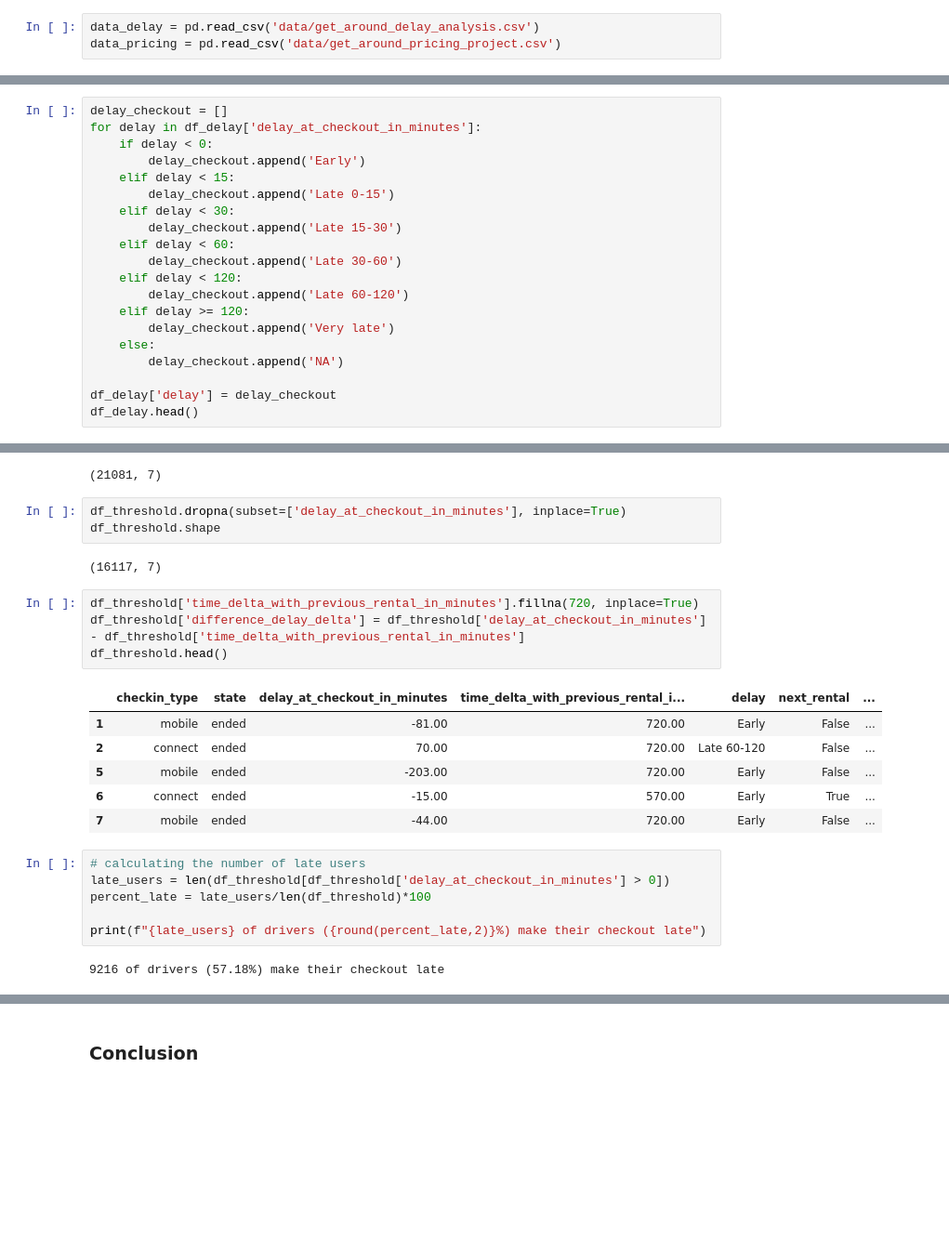
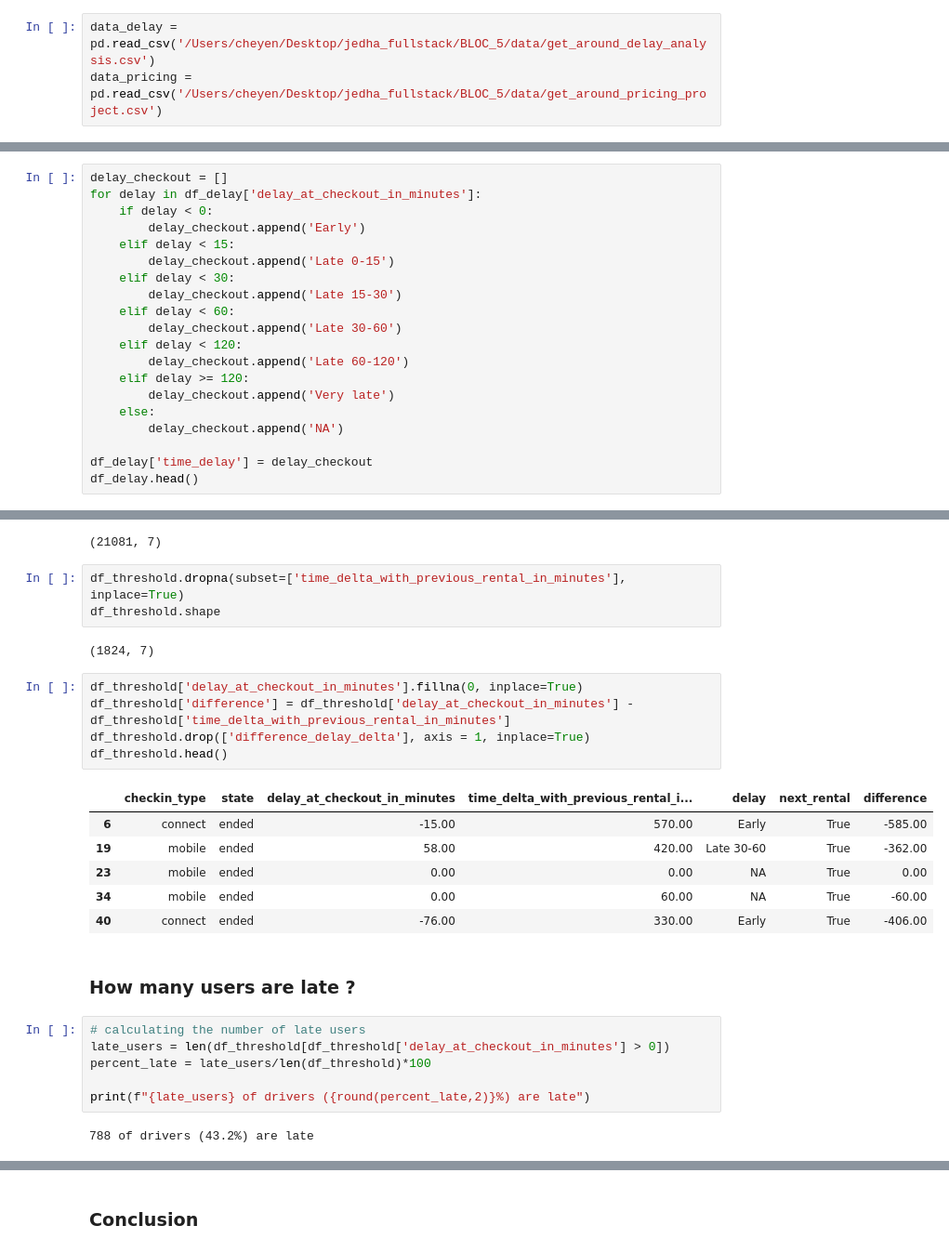
Before and after one commit to cheyenaub/jedha_fullstack_certif, a Jupyter notebook: BLOC_5/eda/eda.ipynb, the cells around one changed output, grey strips where cells are left out. Shown: that part at 93% size. Cells and saved outputs as stored; diff of their text form; blank space fills up the shorter version.

Commit message:
add bloc_5

```diff
--- a/BLOC_5/eda.ipynb
+++ b/BLOC_5/eda/eda.ipynb
@@ -9,8 +9,8 @@ import seaborn as sns
 import matplotlib.pyplot as plt
 import plotly.express as px
 # %%
-data_delay = pd.read_csv('data/get_around_delay_analysis.csv')
-data_pricing = pd.read_csv('data/get_around_pricing_project.csv')
+data_delay = pd.read_csv('/Users/cheyen/Desktop/jedha_fullstack/BLOC_5/data/get_around_delay_analysis.csv')
+data_pricing = pd.read_csv('/Users/cheyen/Desktop/jedha_fullstack/BLOC_5/data/get_around_pricing_project.csv')
 # %% [markdown]
 ### 1. Delay
 # %%
@@ -119,7 +119,7 @@ for delay in df_delay['delay_at_checkout_in_minutes']:
     else:
         delay_checkout.append('NA')
 
-df_delay['delay'] = delay_checkout
+df_delay['time_delay'] = delay_checkout
 df_delay.head()
 # %% [output]
 |  | rental_id | car_id | checkin_type | state | delay_at_checkout_in_minutes | previous_ended_rental_id | ... |
@@ -529,26 +529,29 @@ df_threshold.shape
 # %% [output]
 (21081, 7)
 # %%
-df_threshold.dropna(subset=['delay_at_checkout_in_minutes'], inplace=True)
+df_threshold.dropna(subset=['time_delta_with_previous_rental_in_minutes'], inplace=True)
 df_threshold.shape
 # %% [output]
-(16117, 7)
+(1824, 7)
 # %%
-df_threshold['time_delta_with_previous_rental_in_minutes'].fillna(720, inplace=True)
-df_threshold['difference_delay_delta'] = df_threshold['delay_at_checkout_in_minutes'] - df_threshold['time_delta_with_previous_rental_in_minutes']
+df_threshold['delay_at_checkout_in_minutes'].fillna(0, inplace=True)
+df_threshold['difference'] = df_threshold['delay_at_checkout_in_minutes'] - df_threshold['time_delta_with_previous_rental_in_minutes']
+df_threshold.drop(['difference_delay_delta'], axis = 1, inplace=True)
 df_threshold.head()
 # %% [output]
-|  | checkin_type | state | delay_at_checkout_in_minutes | time_delta_with_previous_rental_i... | delay | next_rental | ... |
-| 1 | mobile | ended | -81.00 | 720.00 | Early | False | ... |
-| 2 | connect | ended | 70.00 | 720.00 | Late 60-120 | False | ... |
-| 5 | mobile | ended | -203.00 | 720.00 | Early | False | ... |
-| 6 | connect | ended | -15.00 | 570.00 | Early | True | ... |
-| 7 | mobile | ended | -44.00 | 720.00 | Early | False | ... |
+|  | checkin_type | state | delay_at_checkout_in_minutes | time_delta_with_previous_rental_i... | delay | next_rental | difference |
+| 6 | connect | ended | -15.00 | 570.00 | Early | True | -585.00 |
+| 19 | mobile | ended | 58.00 | 420.00 | Late 30-60 | True | -362.00 |
+| 23 | mobile | ended | 0.00 | 0.00 | NA | True | 0.00 |
+| 34 | mobile | ended | 0.00 | 60.00 | NA | True | -60.00 |
+| 40 | connect | ended | -76.00 | 330.00 | Early | True | -406.00 |
+# %% [markdown]
+### How many users are late ?
 # %%
 # calculating the number of late users
 late_users = len(df_threshold[df_threshold['delay_at_checkout_in_minutes'] > 0])
 percent_late = late_users/len(df_threshold)*100
 
-print(f"{late_users} of drivers ({round(percent_late,2)}%) make their checkout late")
+print(f"{late_users} of drivers ({round(percent_late,2)}%) are late")
 # %% [output]
-9216 of drivers (57.18%) make their checkout late
+788 of drivers (43.2%) are late
```
Also changed, not shown: parts of 13 cells of this notebook, 17 other files.
